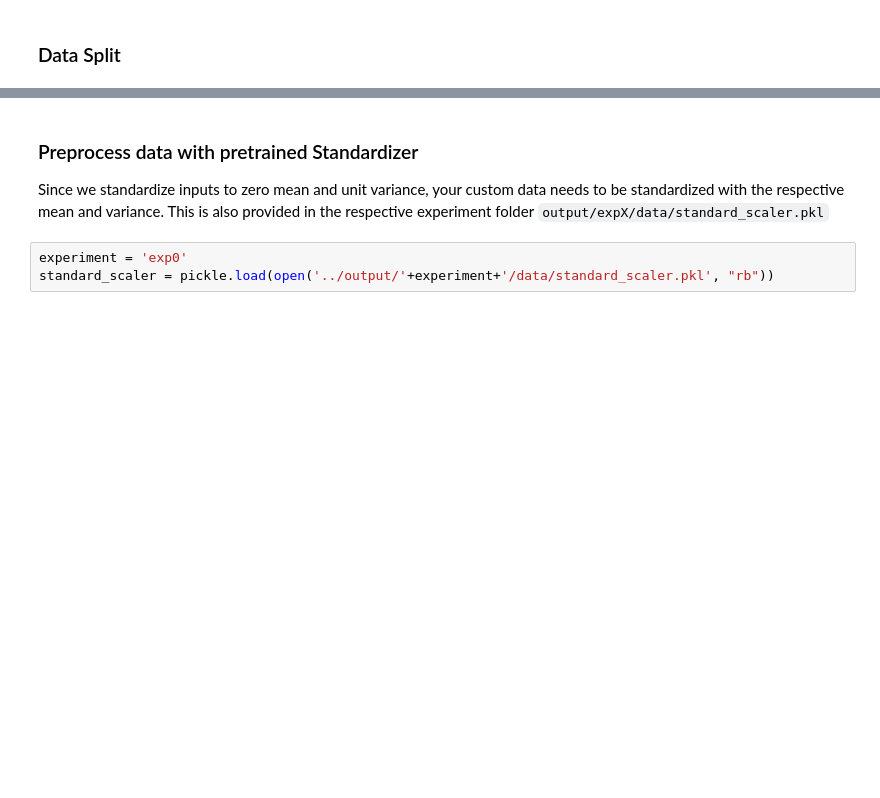
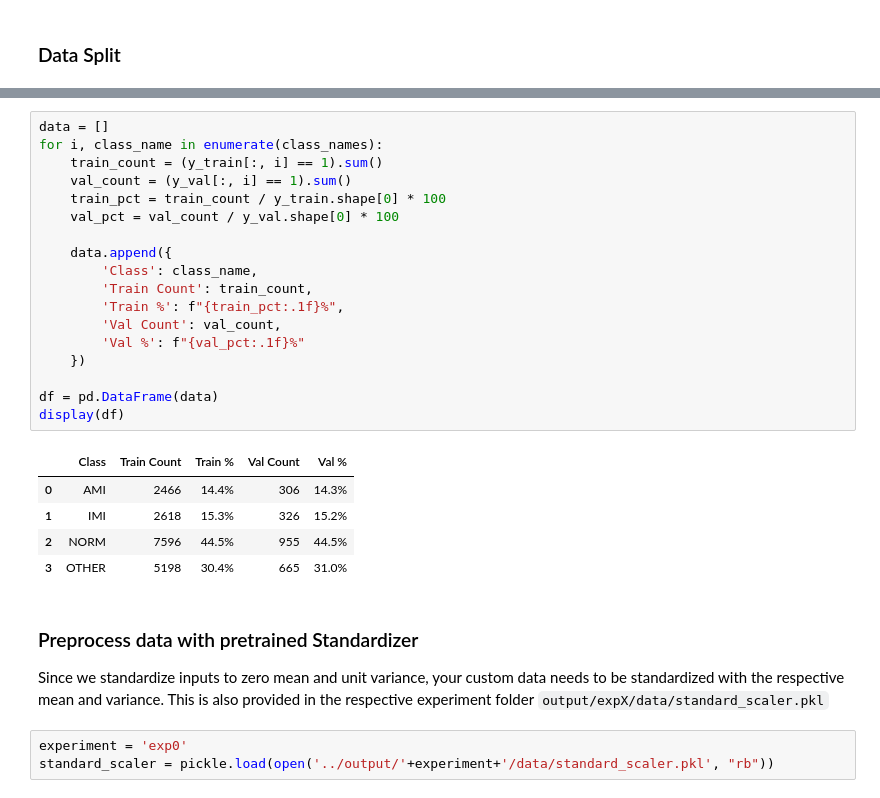
Before and after one commit to AliceKitchkin/ECG_Classification, a Jupyter notebook: ECG_Benchmarking_Paper/code/Finetuning_Example.ipynb, the cells around one changed output, grey strips where cells are left out. Drawn from its saved outputs; the diff is of its cells as text; blank space fills up the shorter version.

```diff
--- a/ECG_Benchmarking_Paper/code/Finetuning_Example.ipynb
+++ b/ECG_Benchmarking_Paper/code/Finetuning_Example.ipynb
@@ -532,3 +598,27 @@ X_train.shape, y_train.shape, X_val.shape, y_val.shape
+# %%
+data = []
+for i, class_name in enumerate(class_names):
+    train_count = (y_train[:, i] == 1).sum()
+    val_count = (y_val[:, i] == 1).sum()
+    train_pct = train_count / y_train.shape[0] * 100
+    val_pct = val_count / y_val.shape[0] * 100
+
+    data.append({
+        'Class': class_name,
+        'Train Count': train_count,
+        'Train %': f"{train_pct:.1f}%",
+        'Val Count': val_count,
+        'Val %': f"{val_pct:.1f}%"
+    })
+
+df = pd.DataFrame(data)
+display(df)
+# %% [output]
+|  | Class | Train Count | Train % | Val Count | Val % |
+| 0 | AMI | 2466 | 14.4% | 306 | 14.3% |
+| 1 | IMI | 2618 | 15.3% | 326 | 15.2% |
+| 2 | NORM | 7596 | 44.5% | 955 | 44.5% |
+| 3 | OTHER | 5198 | 30.4% | 665 | 31.0% |
 # %% [markdown]
 ### Preprocess data with pretrained Standardizer
 
```
Also changed, not shown: parts of 15 cells of this notebook.
